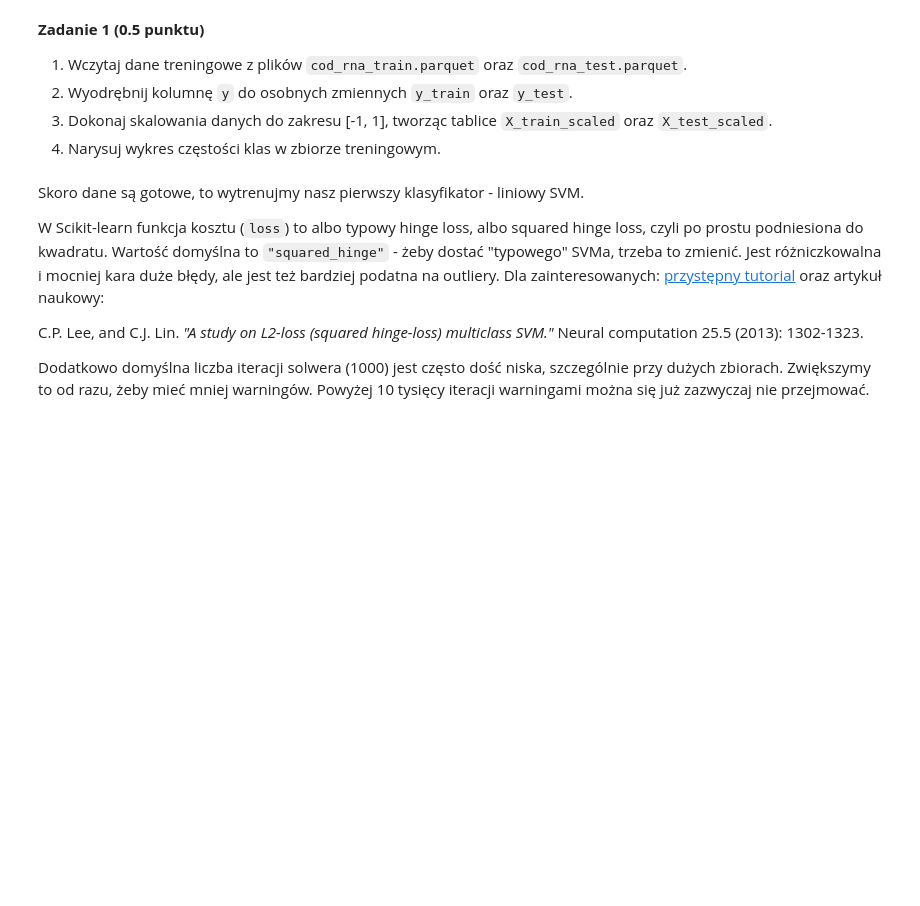
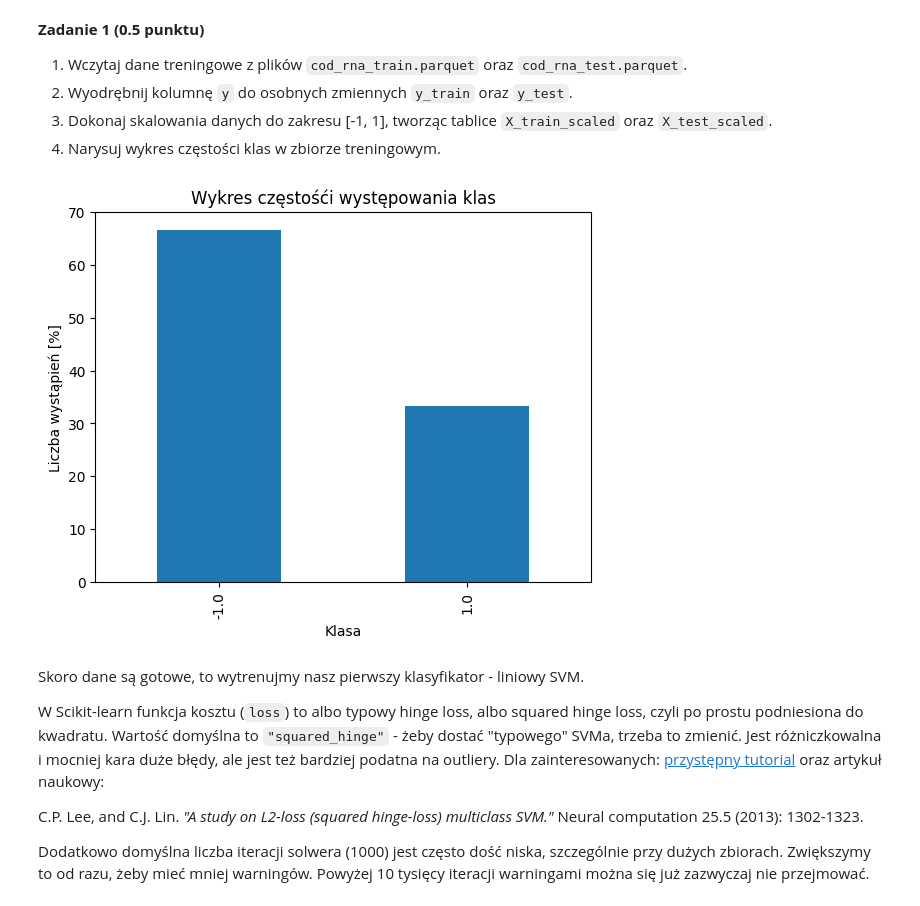
Before and after one commit to barhanc/machine-learning-fundamentals, a Jupyter notebook: lab3/notebook_empty.ipynb, the cells around one changed output. Saved outputs shown, nothing was run; the diff lists cells and outputs as text; code cells hidden in the pictures; blank space fills up the shorter version.

```diff
--- a/lab3/notebook_empty.ipynb
+++ b/lab3/notebook_empty.ipynb
@@ -47,6 +50,34 @@ Później trzeba dokonać normalizacji cech, tak jak zawsze w SVMach. Tak jak au
 2. Wyodrębnij kolumnę `y` do osobnych zmiennych `y_train` oraz `y_test`.
 3. Dokonaj skalowania danych do zakresu [-1, 1], tworząc tablice `X_train_scaled` oraz `X_test_scaled`.
 4. Narysuj wykres częstości klas w zbiorze treningowym.
+# %%
+import matplotlib.pyplot as plt
+from sklearn.preprocessing import MinMaxScaler
+
+
+df_train = pd.read_parquet("cod_rna_train.parquet")
+df_test = pd.read_parquet("cod_rna_test.parquet")
+
+y_train = df_train.pop("y")
+y_test = df_test.pop("y")
+
+
+scaler = MinMaxScaler(feature_range=(-1, 1))
+
+X_train_scaled = scaler.fit_transform(df_train)
+X_test_scaled = scaler.transform(df_test)
+
+
+def plot_freq(y: pd.Series):
+    ax = (y.value_counts(normalize=True) * 100).plot.bar()
+    ax.set_xlabel("Klasa")
+    ax.set_ylabel("Liczba wystąpień [%]")
+    ax.set_title("Wykres częstośći występowania klas")
+
+
+plot_freq(y_train)
+# %% [output]
+[figure, added]
 # %% [markdown]
 Skoro dane są gotowe, to wytrenujmy nasz pierwszy klasyfikator - liniowy SVM.
 
```
Also changed, not shown: parts of 18 cells of this notebook.
